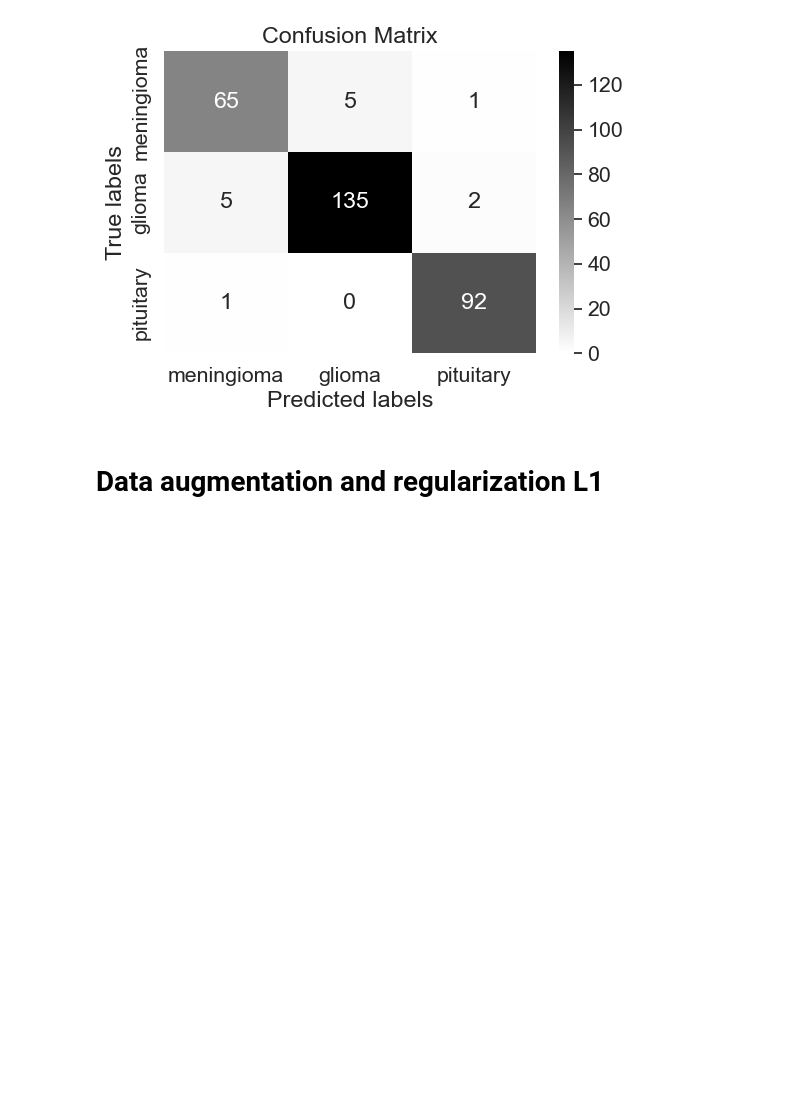
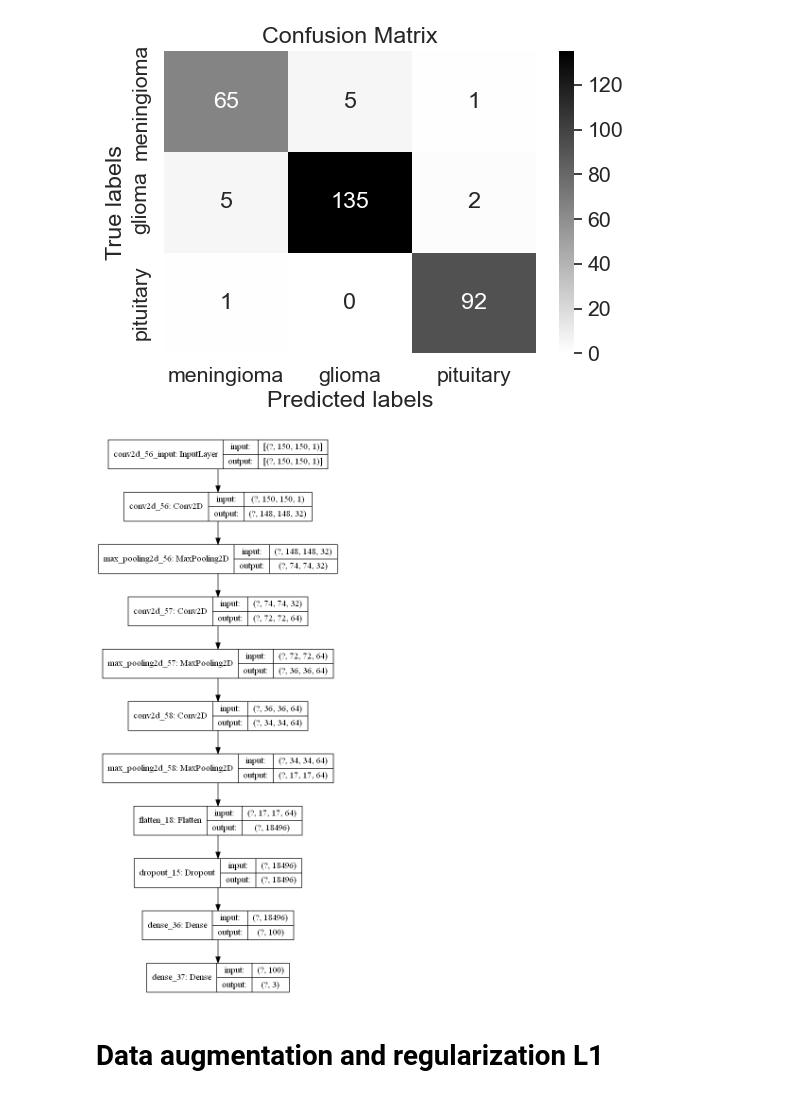
Before and after one commit to filipacarreira/DeepLearning_Project, a Jupyter notebook: DL_notebook.ipynb, the cells around one changed output. Cells and saved outputs as stored; diff of their text form; code cells hidden in the pictures; blank space fills up the shorter version.

Commit message:
added plot

```diff
--- a/DL_notebook.ipynb
+++ b/DL_notebook.ipynb
@@ -730,3 +708,7 @@ plt.show()
+# %%
+plot_model(modelBW_aug_4, to_file = 'model_plot.png', show_shapes = True, show_layer_names = True)
+# %% [output]
+[figure, added]
 # %% [markdown]
 # Data augmentation and regularization L1
 # %%
```
Also changed, not shown: parts of 7 cells of this notebook, 2 other files.
